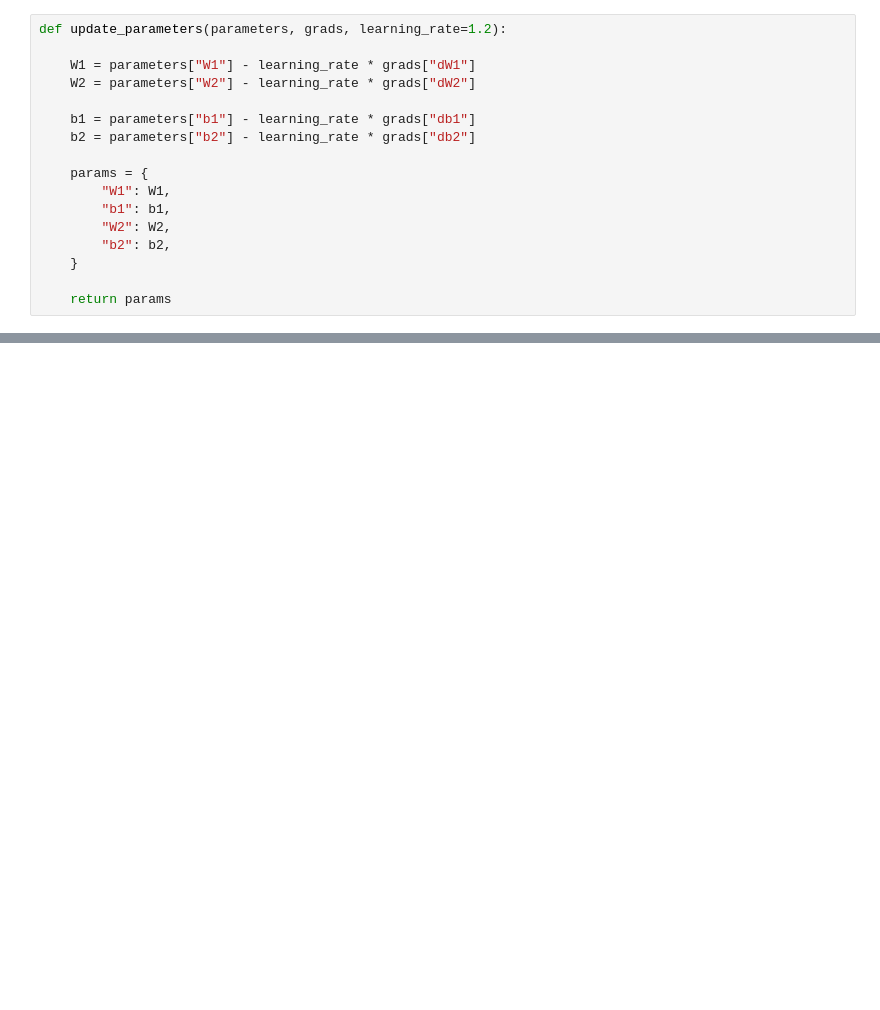
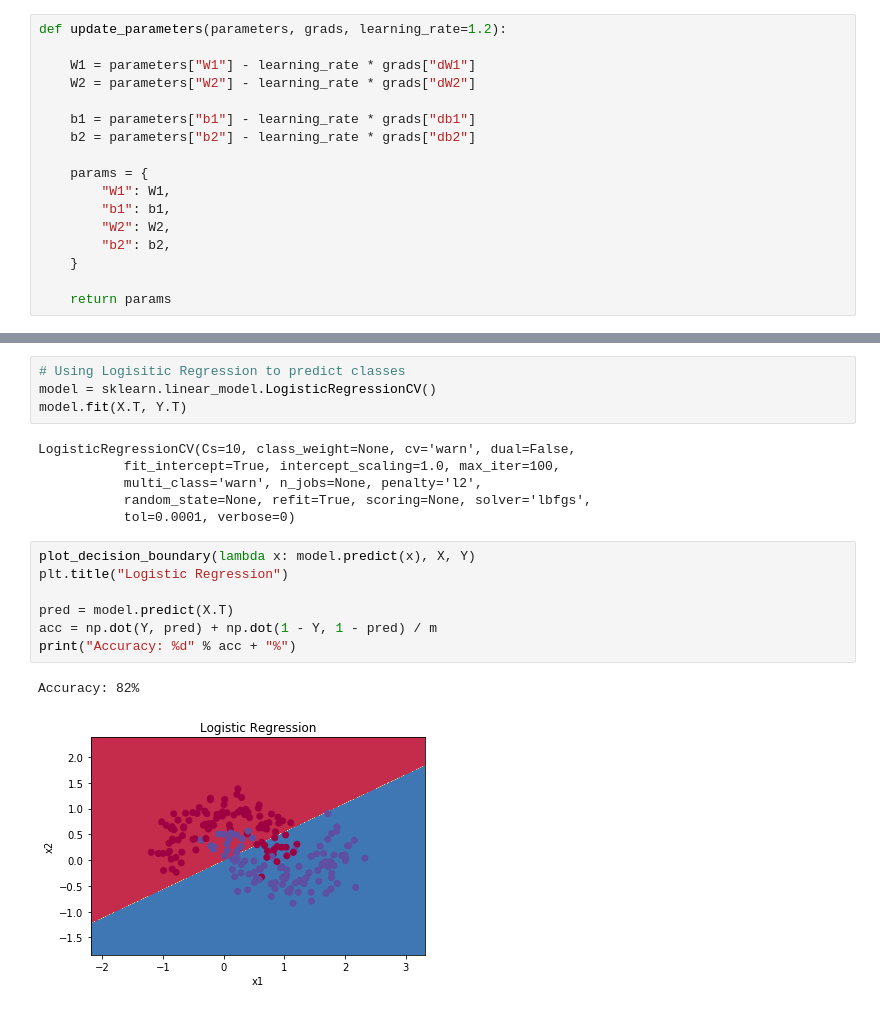
Before and after one commit to aribalam/deeplearning.ai-assignments, a Jupyter notebook: week3/planar_data_classifier.ipynb, the cells around one changed output, grey strips where cells are left out. Cells and saved outputs as stored; diff of their text form; blank space fills up the shorter version.

```diff
--- a/week3/planar_data_classifier.ipynb
+++ b/week3/planar_data_classifier.ipynb
@@ -271,0 +404,20 @@ NameError: name 'nn_model_test_case' is not defined
+# %%
+# Using Logisitic Regression to predict classes
+model = sklearn.linear_model.LogisticRegressionCV()
+model.fit(X.T, Y.T)
+# %% [output]
+LogisticRegressionCV(Cs=10, class_weight=None, cv='warn', dual=False,
+           fit_intercept=True, intercept_scaling=1.0, max_iter=100,
+           multi_class='warn', n_jobs=None, penalty='l2',
+           random_state=None, refit=True, scoring=None, solver='lbfgs',
+           tol=0.0001, verbose=0)
+# %%
+plot_decision_boundary(lambda x: model.predict(x), X, Y)
+plt.title("Logistic Regression")
+
+pred = model.predict(X.T)
+acc = np.dot(Y, pred) + np.dot(1 - Y, 1 - pred) / m
+print("Accuracy: %d" % acc + "%")
+# %% [output]
+Accuracy: 82%
+[figure, added]
```
Also changed, not shown: parts of 12 cells of this notebook.
